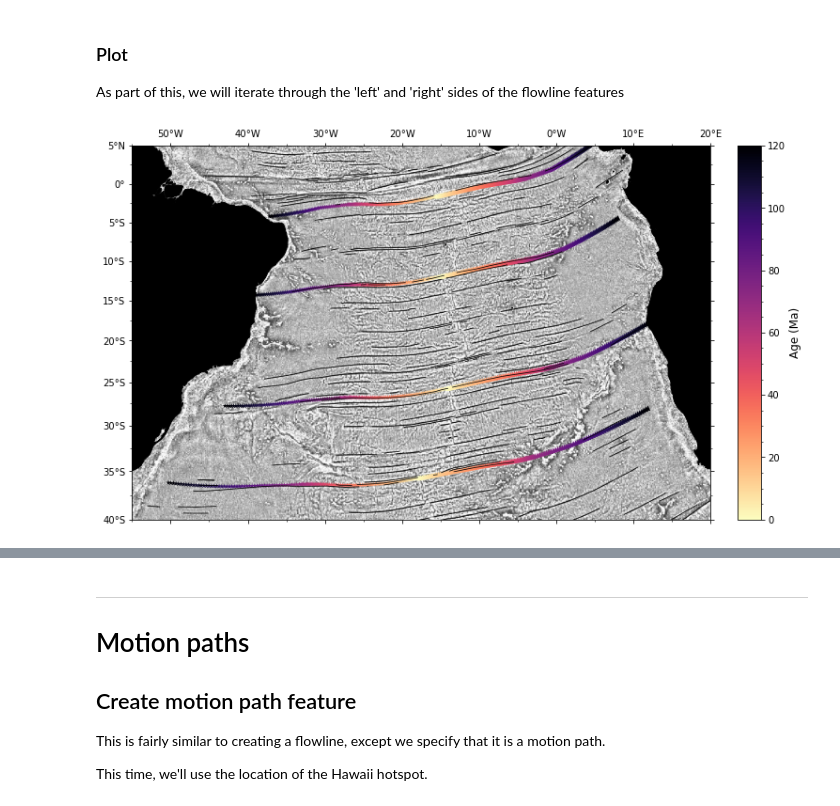
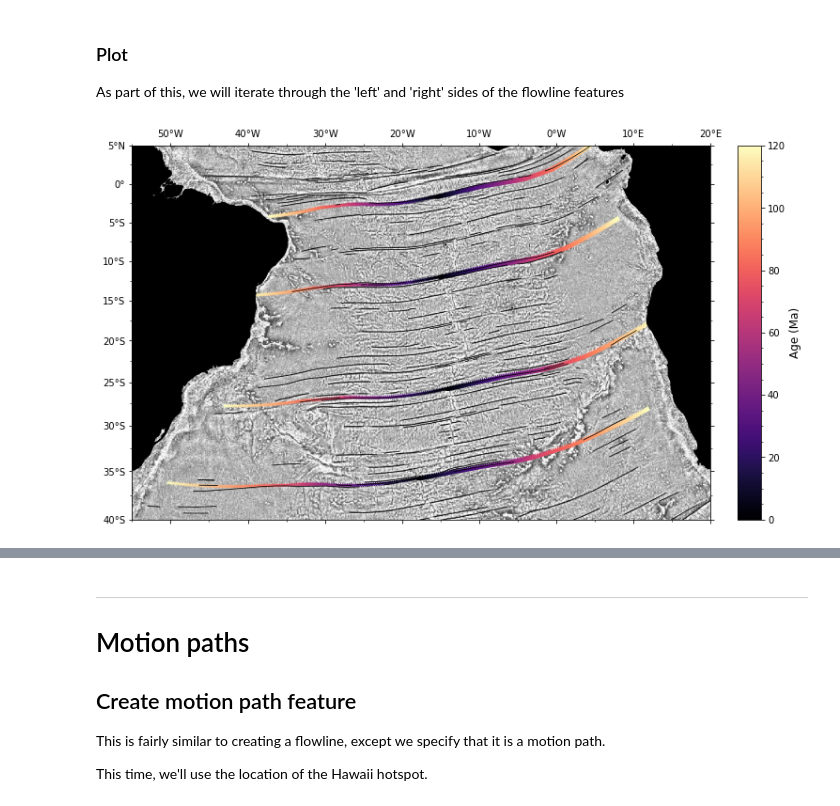
Before and after one commit to GPlates/pygplates-course-2022, a Jupyter notebook: 03-Motion-paths-and-flowlines.ipynb, the cells around one changed output, grey strips where cells are left out. Drawn from its saved outputs; the diff is of its cells as text; code cells hidden in the pictures.

```diff
--- a/03-Motion-paths-and-flowlines.ipynb
+++ b/03-Motion-paths-and-flowlines.ipynb
@@ -33,7 +33,8 @@ First, let's define our flowline 'seed points' and other parameters. Here, we'll
 seed_points = [(-1.60584, -15.4795), (-11.9764, -14.9688), (-25.7209, -14.0632), (-35.7228, -17.7739)]
 left_plate_ID = 201
 right_plate_ID = 701
-times = np.arange(0, 121, 1)
+time_step = 1
+times = np.arange(0, 121, time_step)
 # %% [markdown]
 Next, we create the flowline feature using [`pygplates.Feature.create_flowline`](https://www.gplates.org/docs/pygplates/generated/pygplates.feature?highlight=create_flowline#pygplates.Feature.create_flowline)
 # %%
@@ -185,33 +186,33 @@ for reconstructed_flowline in reconstructed_flowlines:
     # Get the points for the left flowline only
     for left_point in reconstructed_flowline.get_left_flowline():
         flowline_left = np.append(flowline_left, left_point.to_lat_lon_array())  # append lat-lon points to our empty array
 
     # Repeat for the right flowline points
     flowline_right = []
     for right_point in reconstructed_flowline.get_right_flowline():
         flowline_right = np.append(flowline_right, right_point.to_lat_lon_array())
 
     # get the lat and lon coordinates
     flowline_left_lon, flowline_left_lat = flowline_left[1::2], flowline_left[::2]
     flowline_right_lon, flowline_right_lat = flowline_right[1::2], flowline_right[::2]
 
     # plot flowlines
     fl = ax.scatter(flowline_left_lon, flowline_left_lat, 30, marker='*', c=flowline_times,
-                    transform=ccrs.PlateCarree(), cmap=plt.cm.magma_r, edgecolor='none',
+                    transform=ccrs.PlateCarree(), cmap=plt.cm.magma, edgecolor='none',
                     vmin=flowline_times[0], vmax=flowline_times[-1])
 
     ax.scatter(flowline_right_lon, flowline_right_lat, 30, marker='^', c=times,
-               transform=ccrs.PlateCarree(), cmap=plt.cm.magma_r, edgecolor='none',
+               transform=ccrs.PlateCarree(), cmap=plt.cm.magma, edgecolor='none',
                vmin=flowline_times[0], vmax=flowline_times[-1])
 
 # --- Set a colorbar to help visualise the passage of every Xth Myr.
 divider = make_axes_locatable(ax)
 cax = divider.new_horizontal(size="4%", pad=0.4, axes_class=plt.Axes)
 fig.add_axes(cax)
 cbar = plt.colorbar(fl, cax=cax, orientation="vertical")
 cbar.set_label('Age (Ma)', fontsize=12)
 cbar.ax.minorticks_on()
 
 plt.show()
 # %% [output]
-[figure, old version]
+[figure, new version]
```
Also changed, not shown: parts of 11 cells of this notebook.
